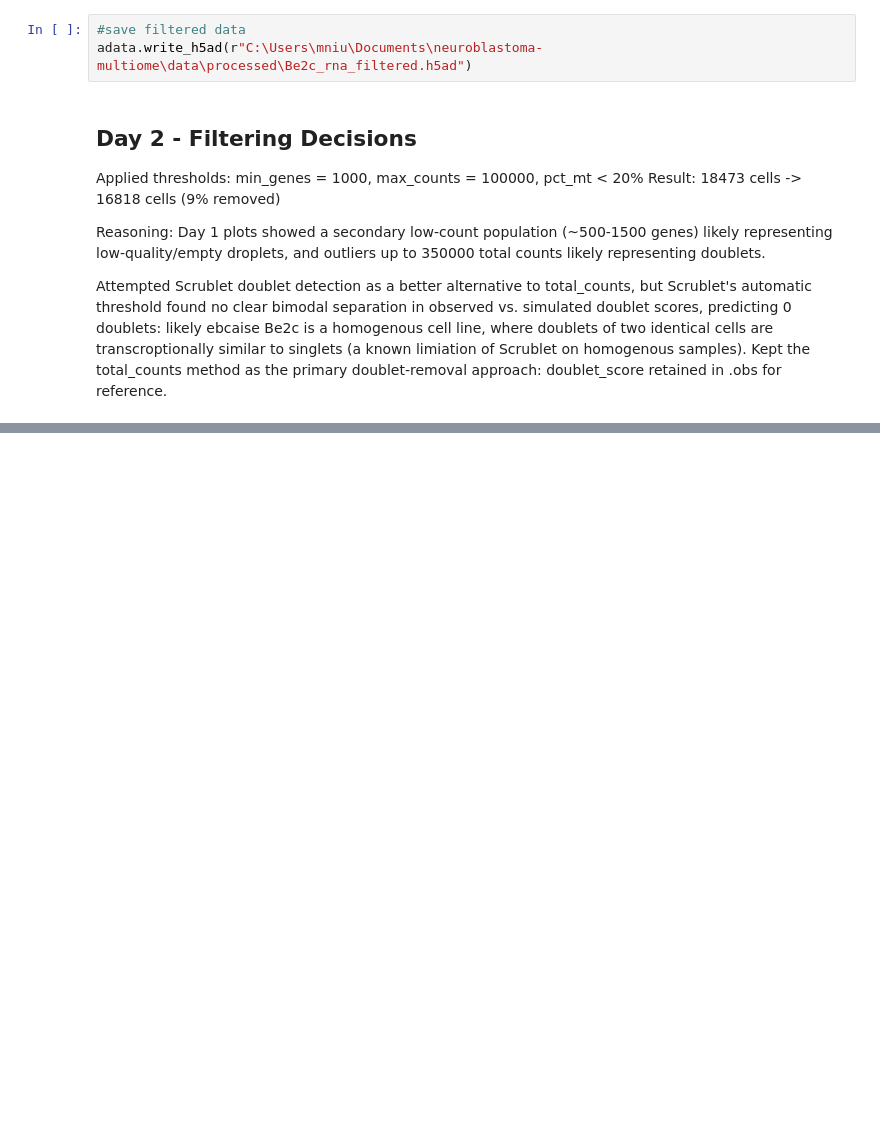
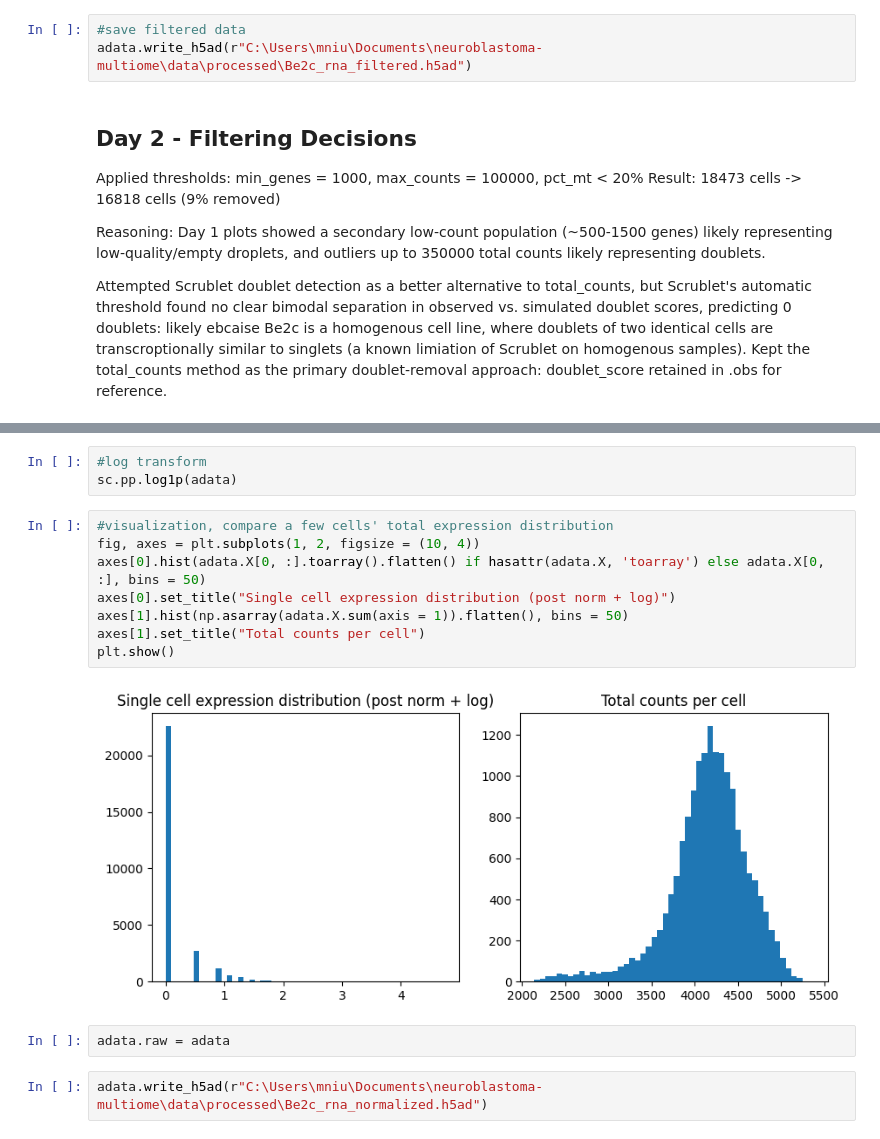
Before and after one commit to matthewniu333/neuroblastoma-multiome, a Jupyter notebook: notebooks/rna_preprocessing.ipynb, the cells around one changed output, grey strips where cells are left out. Cells and saved outputs as stored; diff of their text form; blank space fills up the shorter version.

Commit message:
Normalization and log transform

```diff
--- a/notebooks/rna_preprocessing.ipynb
+++ b/notebooks/rna_preprocessing.ipynb
@@ -126,0 +137,17 @@ Attempted Scrublet doublet detection as a better alternative to total_counts, bu
+# %%
+#log transform
+sc.pp.log1p(adata)
+# %%
+#visualization, compare a few cells' total expression distribution
+fig, axes = plt.subplots(1, 2, figsize = (10, 4))
+axes[0].hist(adata.X[0, :].toarray().flatten() if hasattr(adata.X, 'toarray') else adata.X[0, :], bins = 50)
+axes[0].set_title("Single cell expression distribution (post norm + log)")
+axes[1].hist(np.asarray(adata.X.sum(axis = 1)).flatten(), bins = 50)
+axes[1].set_title("Total counts per cell")
+plt.show()
+# %% [output]
+[figure, added]
+# %%
+adata.raw = adata
+# %%
+adata.write_h5ad(r"C:\Users\mniu\Documents\neuroblastoma-multiome\data\processed\Be2c_rna_normalized.h5ad")
```
Also changed, not shown: parts of 4 cells of this notebook.
